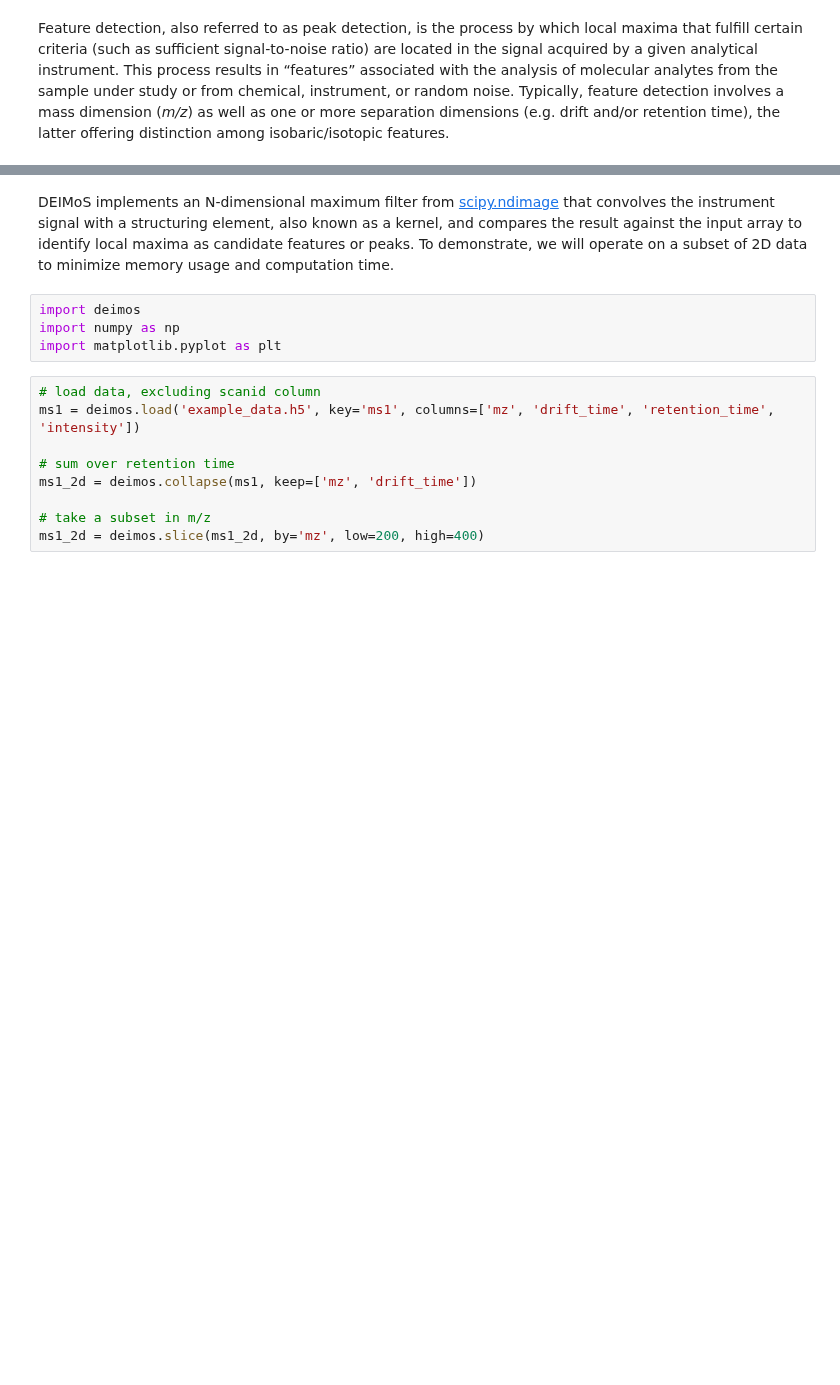
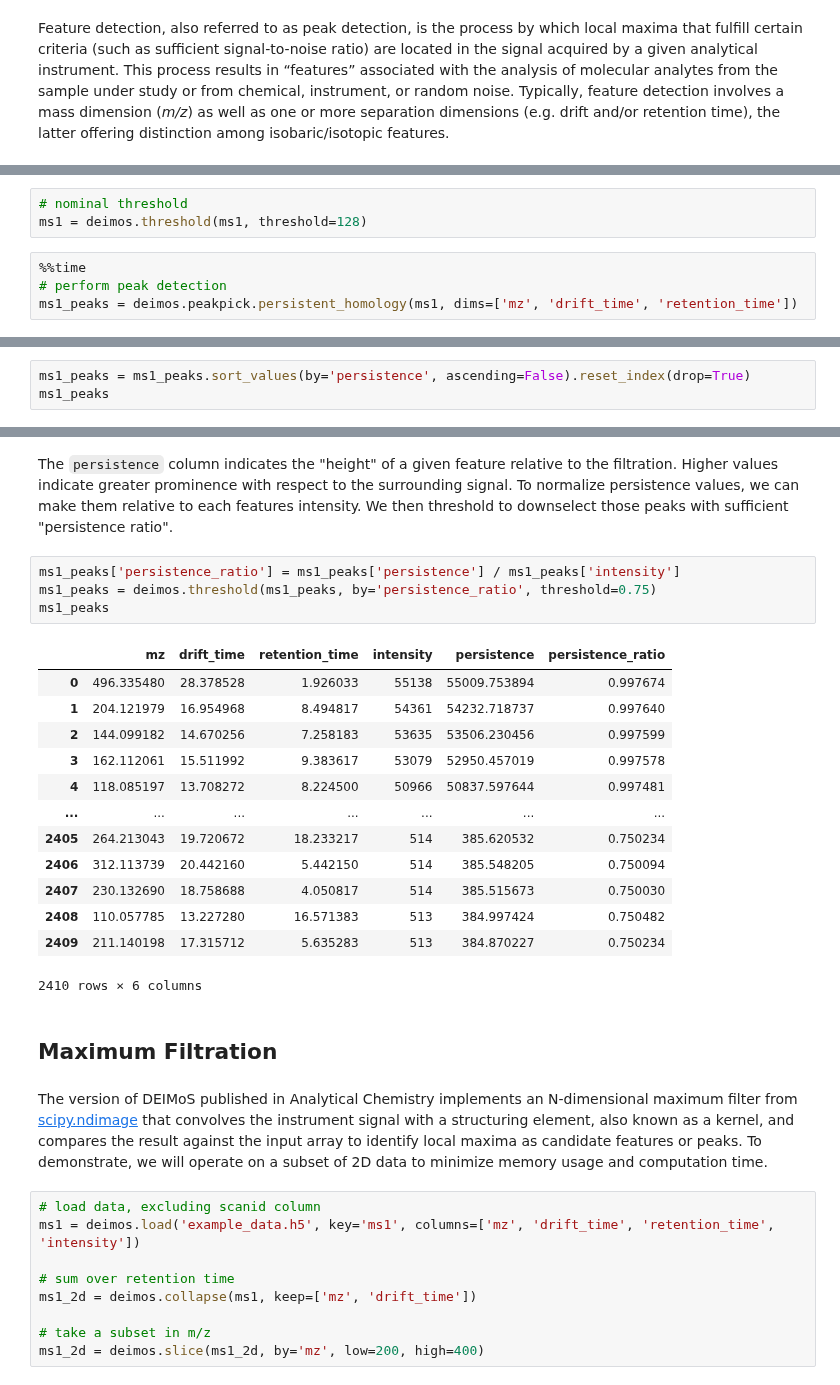
Before and after one commit to pnnl/deimos, a Jupyter notebook: docs/source/user_guide/peak_detection.ipynb, the cells around one changed output, grey strips where cells are left out. Cells and saved outputs as stored; diff of their text form; blank space fills up the shorter version.

```diff
--- a/docs/source/user_guide/peak_detection.ipynb
+++ b/docs/source/user_guide/peak_detection.ipynb
@@ -6,0 +19,7 @@ Typically, feature detection involves a mass dimension (*m/z*) as well as one or
+# %%
+# nominal threshold
+ms1 = deimos.threshold(ms1, threshold=128)
+# %%
+%%time
+# perform peak detection
+ms1_peaks = deimos.peakpick.persistent_homology(ms1, dims=['mz', 'drift_time', 'retention_time'])
@@ -6,0 +29,3 @@ Typically, feature detection involves a mass dimension (*m/z*) as well as one or
+# %%
+ms1_peaks = ms1_peaks.sort_values(by='persistence', ascending=False).reset_index(drop=True)
+ms1_peaks
@@ -7,10 +46,29 @@ Typically, feature detection involves a mass dimension (*m/z*) as well as one or
+# %% [markdown]
+The `persistence` column indicates the "height" of a given feature relative to the filtration. Higher values indicate greater prominence with respect to the surrounding signal.
+To normalize persistence values, we can make them relative to each features intensity. We then threshold to downselect those peaks with sufficient "persistence ratio".
+# %%
+ms1_peaks['persistence_ratio'] = ms1_peaks['persistence'] / ms1_peaks['intensity']
+ms1_peaks = deimos.threshold(ms1_peaks, by='persistence_ratio', threshold=0.75)
+ms1_peaks
+# %% [output]
+|  | mz | drift_time | retention_time | intensity | persistence | persistence_ratio |
+| 0 | 496.335480 | 28.378528 | 1.926033 | 55138 | 55009.753894 | 0.997674 |
+| 1 | 204.121979 | 16.954968 | 8.494817 | 54361 | 54232.718737 | 0.997640 |
+| 2 | 144.099182 | 14.670256 | 7.258183 | 53635 | 53506.230456 | 0.997599 |
+| 3 | 162.112061 | 15.511992 | 9.383617 | 53079 | 52950.457019 | 0.997578 |
+| 4 | 118.085197 | 13.708272 | 8.224500 | 50966 | 50837.597644 | 0.997481 |
+| ... | ... | ... | ... | ... | ... | ... |
+| 2405 | 264.213043 | 19.720672 | 18.233217 | 514 | 385.620532 | 0.750234 |
+| 2406 | 312.113739 | 20.442160 | 5.442150 | 514 | 385.548205 | 0.750094 |
+| 2407 | 230.132690 | 18.758688 | 4.050817 | 514 | 385.515673 | 0.750030 |
+| 2408 | 110.057785 | 13.227280 | 16.571383 | 513 | 384.997424 | 0.750482 |
+| 2409 | 211.140198 | 17.315712 | 5.635283 | 513 | 384.870227 | 0.750234 |
+2410 rows × 6 columns
+# %% [markdown]
+## Maximum Filtration
 # %% [markdown]
-DEIMoS implements an N-dimensional maximum filter from [scipy.ndimage](https://docs.scipy.org/doc/scipy/reference/ndimage.html) that convolves the instrument signal with a structuring element, also known as a kernel, and compares the result against the input array to identify local maxima as candidate features or peaks.
+The version of DEIMoS published in Analytical Chemistry implements an N-dimensional maximum filter from [scipy.ndimage](https://docs.scipy.org/doc/scipy/reference/ndimage.html) that convolves the instrument signal with a structuring element, also known as a kernel, and compares the result against the input array to identify local maxima as candidate features or peaks.
 To demonstrate, we will operate on a subset of 2D data to minimize memory usage and computation time.
-# %%
-import deimos
-import numpy as np
-import matplotlib.pyplot as plt
 # %%
 # load data, excluding scanid column
 ms1 = deimos.load('example_data.h5', key='ms1', columns=['mz', 'drift_time', 'retention_time', 'intensity'])
```
Also changed, not shown: parts of 17 cells of this notebook.
